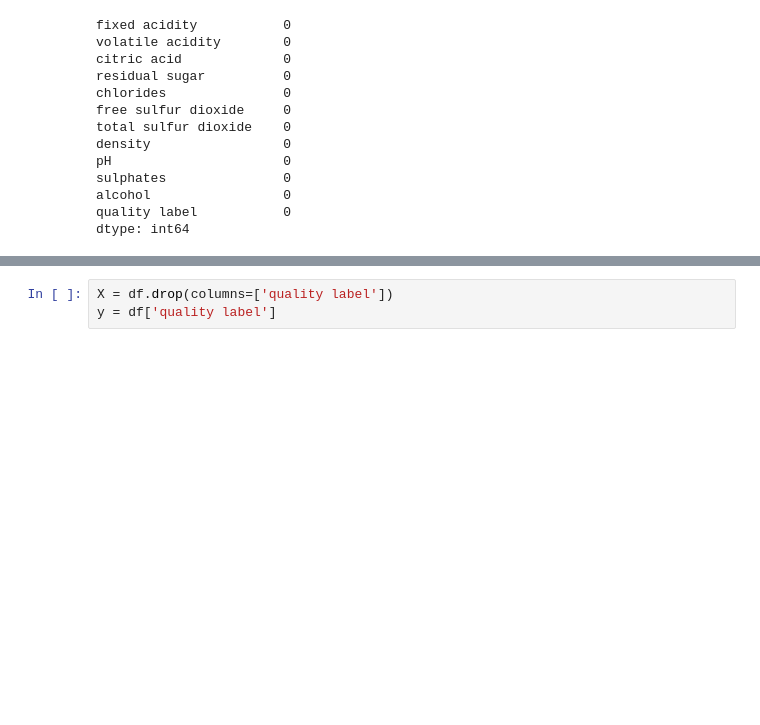
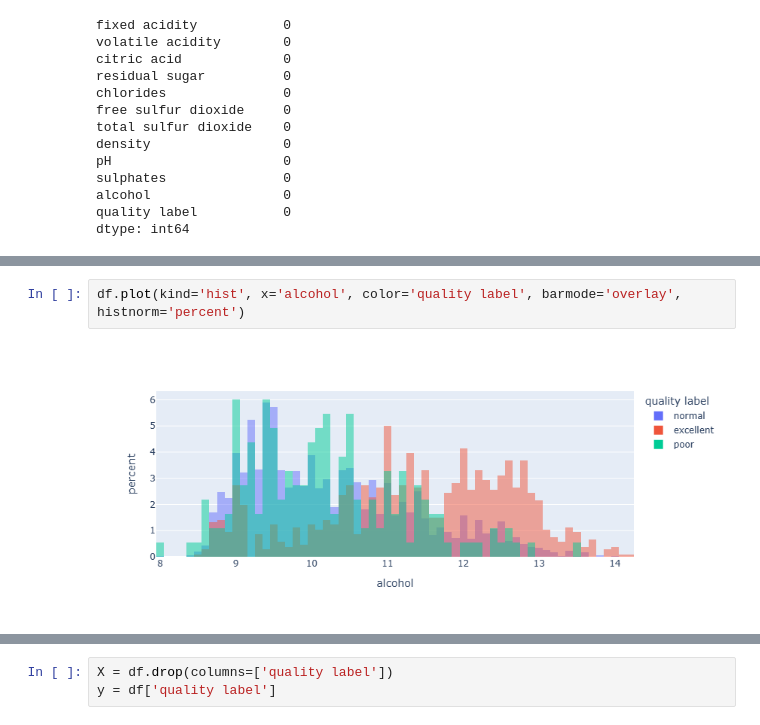
Before and after one commit to Tuxae/ateliers-data-2025-2026, a Jupyter notebook: atelier-0/notebook.ipynb, the cells around one changed output, grey strips where cells are left out. Drawn from its saved outputs; the diff is of its cells as text; blank space fills up the shorter version.

```diff
--- a/atelier-0/notebook.ipynb
+++ b/atelier-0/notebook.ipynb
@@ -54 +69,5 @@ df.plot(kind='hist', x='citric acid', color='quality label', barmode='overlay',
+# %%
+df.plot(kind='hist', x='alcohol', color='quality label', barmode='overlay', histnorm='percent')
+# %% [output]
+[figure, added]
 # %%
```
Also changed, not shown: parts of 25 cells of this notebook.
